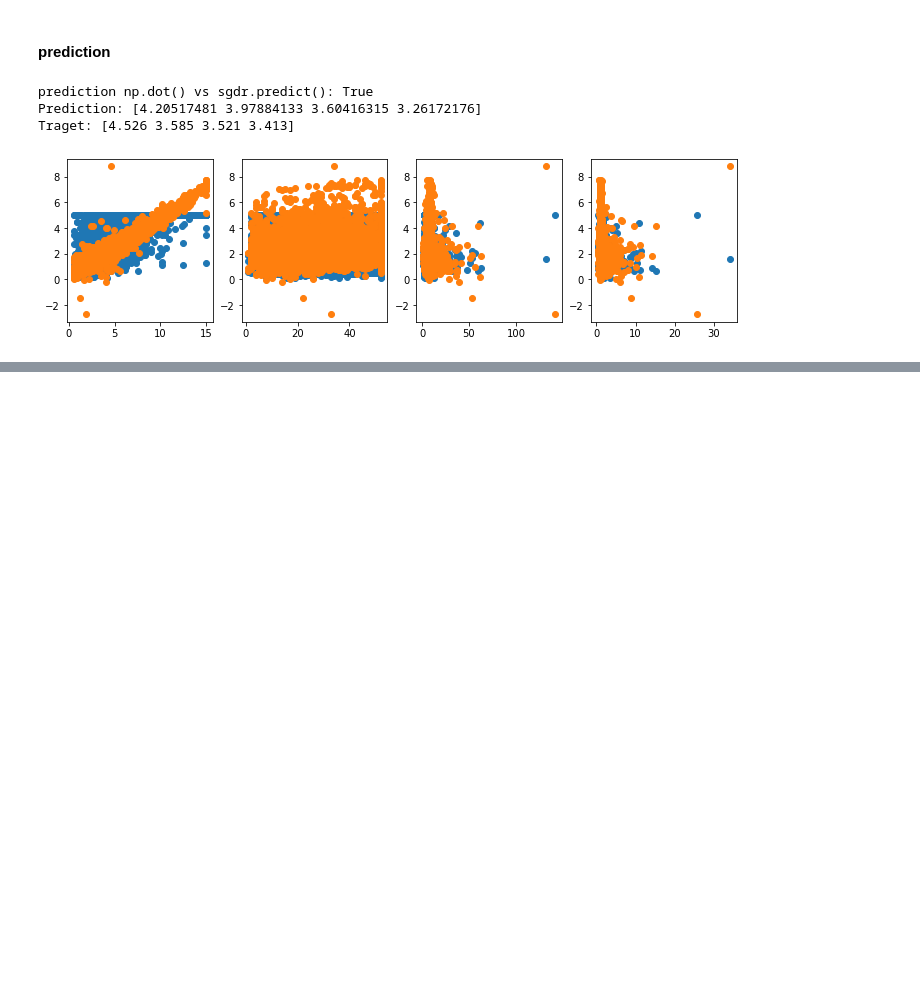
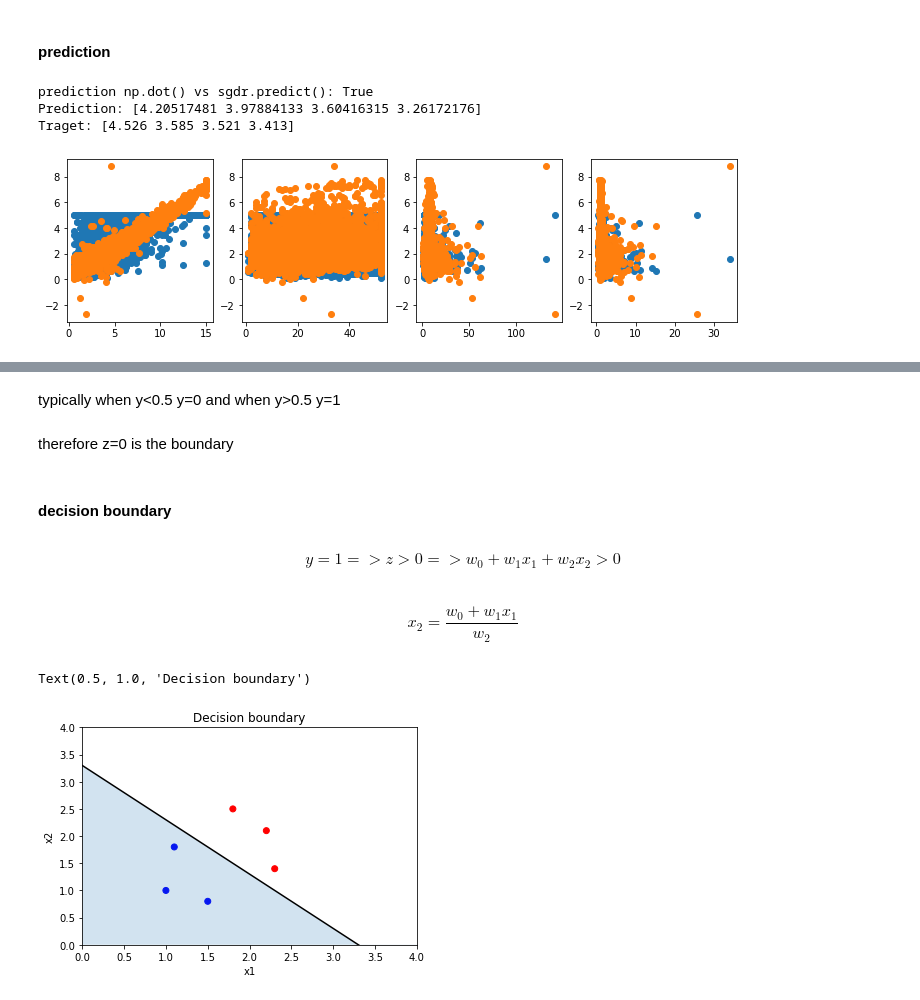
Before and after one commit to kazmierczakP/Machine-Learning, a Jupyter notebook: Supervised Machine Learning.ipynb, the cells around one changed output, grey strips where cells are left out. Saved outputs shown, nothing was run; the diff lists cells and outputs as text; code cells hidden in the pictures; blank space fills up the shorter version.

```diff
--- a/Supervised Machine Learning.ipynb
+++ b/Supervised Machine Learning.ipynb
@@ -793,0 +938,27 @@ for i in range(4):
+# %% [markdown]
+typically when y<0.5 y=0 and when y>0.5 y=1
+# %% [markdown]
+therefore z=0 is the boundary
+# %% [markdown]
+#### decision boundary
+# %% [markdown]
+$$ y=1  =>  z>0  =>  w_0+w_1x_1+w_2x_2>0  $$
+# %% [markdown]
+$$ x_2=\dfrac {w_0+w_1x_1}{w_2}  $$
+# %%
+x=np.arange(0,6)
+y=3.3-x
+x1=np.array([1,1.5,1.1,1.8,2.3,2.2])
+x2=np.array([1,0.8,1.8,2.5,1.4,2.1])
+col = np.where(x2<(-x1+3.3),'b','r')
+plt.scatter(x1,x2,color=col)
+plt.plot(x,y,c='k')
+plt.fill_between(x,y,alpha=0.2)
+plt.xlabel('x1')
+plt.ylabel('x2')
+plt.xlim(0,4)
+plt.ylim(0,4)
+plt.title('Decision boundary')
+# %% [output]
+Text(0.5, 1.0, 'Decision boundary')
+[figure, added]
```
Also changed, not shown: parts of 75 cells of this notebook.
